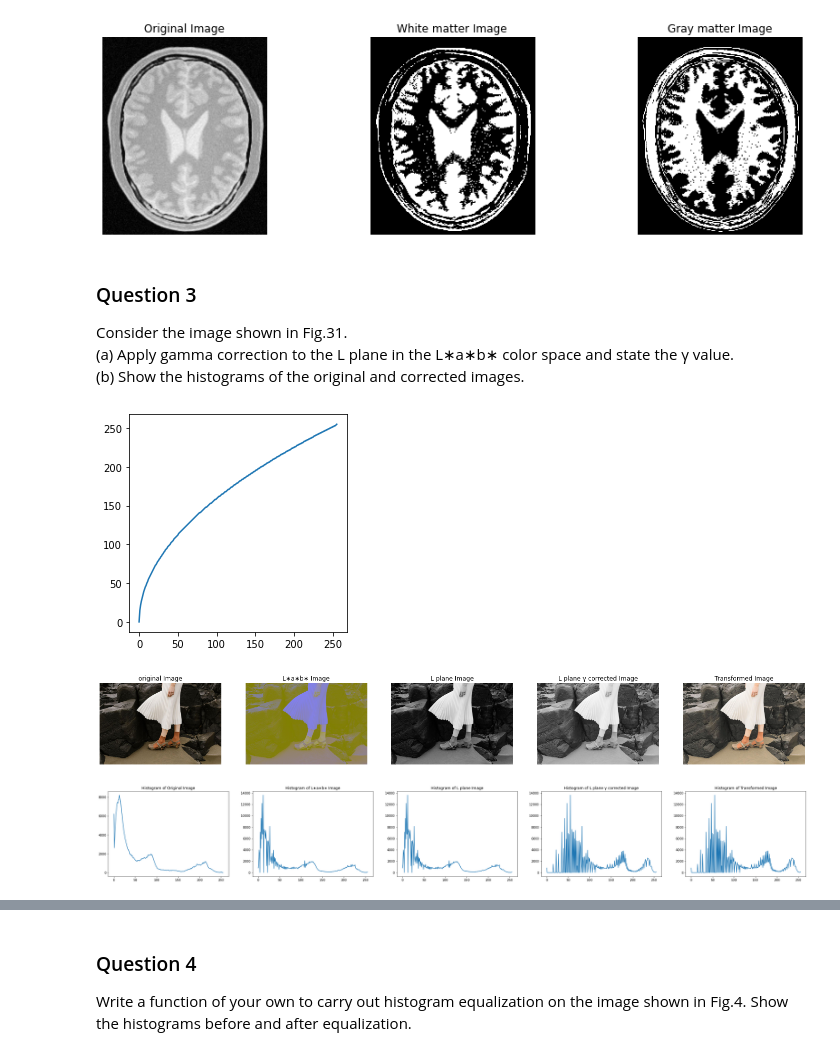
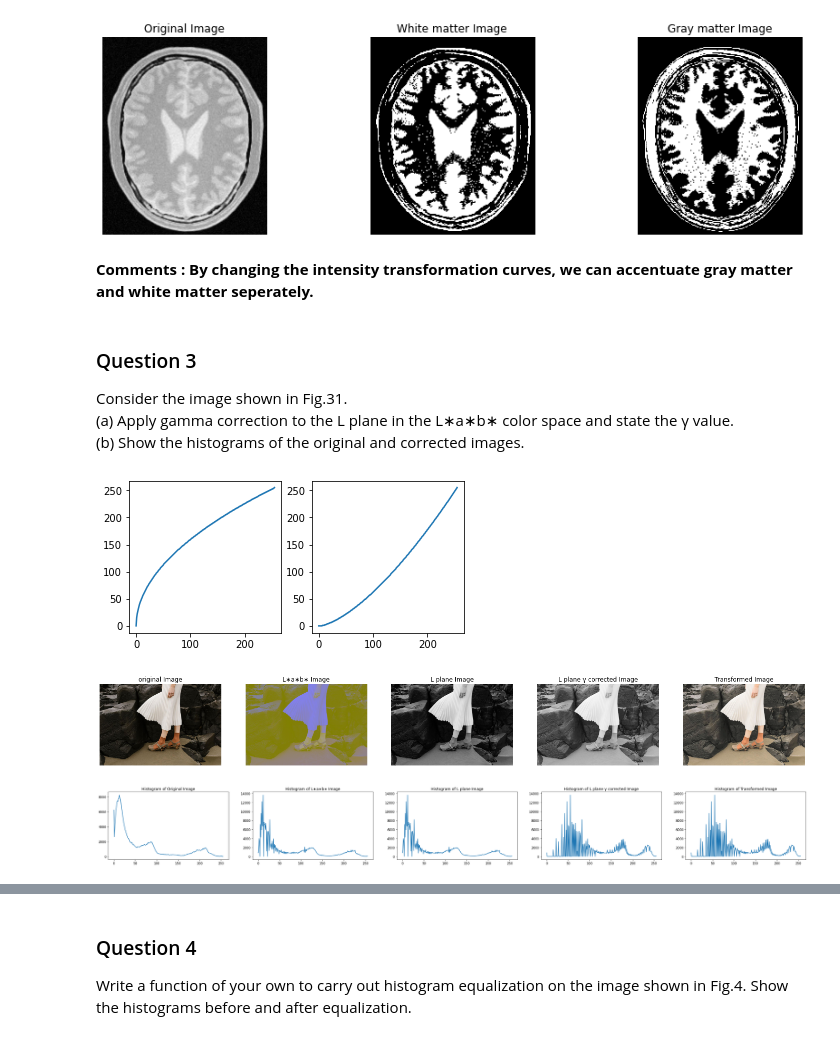
Before and after one commit to ayodyawkh/EN2550, a Jupyter notebook: Assignment_1/Assignment1.ipynb, the cells around one changed output, grey strips where cells are left out. Cells and saved outputs as stored; diff of their text form; code cells hidden in the pictures.

```diff
--- a/Assignment_1/Assignment1.ipynb
+++ b/Assignment_1/Assignment1.ipynb
@@ -86,6 +82,8 @@ axis[2].axis('off'), axis[2].title.set_text('Gray matter Image')
 plt.show()
 # %% [output]
 [figure]
+# %% [markdown]
+<b>Comments : By changing the intensity transformation curves, we can accentuate gray matter and white matter seperately.</b>
 # %% [markdown]
 ### Question 3
 Consider the image shown in Fig.31. <br>
@@ -94,22 +92,28 @@ Consider the image shown in Fig.31. <br>
 # %%
 import numpy as np
 import cv2 as cv
 import matplotlib.pyplot as plt
 
 Img = cv.imread('highlights_and_shadows.jpg')
 assert Img is not None
 
 lab_Img = cv.cvtColor(Img, cv.COLOR_BGR2LAB)
 (L, A, B) = cv.split(lab_Img)
 
-gamma = 0.5
-t = np.array([(p/255)**gamma*255 for p in range (0,256)]).astype(np.uint8)
-G_Img = cv.LUT(L,t)
-figure, axis = plt.subplots()
-axis.plot(t), axis.set_aspect('equal')
-Final_Img = cv.merge([G_Img,A,B])
+gamma_1 = 0.5
+gamma_2 = 1.5
+t_1 = np.array([(p/255)**gamma_1*255 for p in range (0,256)]).astype(np.uint8)
+G_Img1 = cv.LUT(L,t_1)
+t_2 = np.array([(p/255)**gamma_2*255 for p in range (0,256)]).astype(np.uint8)
+G_Img2 = cv.LUT(L,t_2)
+
+figure, axis = plt.subplots(1,2)
+axis[0].plot(t_1), axis[0].set_aspect('equal')
+axis[1].plot(t_2), axis[1].set_aspect('equal')
+Final_Img_1 = cv.merge([G_Img1,A,B])
+Final_Img_2 = cv.merge([G_Img2,A,B])
 # %% [output]
-[figure, old version]
+[figure, new version]
 # %%
 figure, axis = plt.subplots(1,5)
 figure.set_figwidth(25)
@@ -119,26 +123,25 @@ axis[1].imshow(cv.cvtColor(lab_Img, cv.COLOR_BGR2RGB))
 axis[1].axis('off'), axis[1].title.set_text('L∗a∗b∗ Image')
 axis[2].imshow(cv.cvtColor(L, cv.COLOR_BGR2RGB))
 axis[2].axis('off'), axis[2].title.set_text('L plane Image')
-axis[3].imshow(cv.cvtColor(G_Img, cv.COLOR_BGR2RGB))
+axis[3].imshow(cv.cvtColor(G_Img1, cv.COLOR_BGR2RGB))
 axis[3].axis('off'), axis[3].title.set_text('L plane γ corrected Image')
-axis[4].imshow(cv.cvtColor(Final_Img, cv.COLOR_LAB2RGB))
+axis[4].imshow(cv.cvtColor(Final_Img_1, cv.COLOR_LAB2RGB))
 axis[4].axis('off'), axis[4].title.set_text('Transformed Image')
 plt.show()
+
+hist_Img = cv.calcHist([Img],[0], None, [256], [0,256])
+hist_lab = cv.calcHist([lab_Img],[0], None, [256], [0,256])
+hist_L = cv.calcHist([L],[0], None, [256], [0,256])
+hist_G = cv.calcHist([G_Img1],[0], None, [256], [0,256])
+hist_F = cv.calcHist([Final_Img_1],[0], None, [256], [0,256])
+
+figure, axis = plt.subplots(1,5, figsize = (40,4))
+axis[0].plot(hist_Img), axis[0].title.set_text('Histogram of Original Image')
+axis[1].plot(hist_lab), axis[1].title.set_text('Histogram of L∗a∗b∗ Image')
+axis[2].plot(hist_L), axis[2].title.set_text('Histogram of L plane Image')
+axis[3].plot(hist_G), axis[3].title.set_text('Histogram of L plane γ corrected Image')
+axis[4].plot(hist_F), axis[4].title.set_text('Histogram of Transformed Image')
+plt.show()
 # %% [output]
 [figure]
+[figure, added]
-# %%
-hist_Img = cv.calcHist([Img],[0], None, [256], [0,256])
-hist_lab = cv.calcHist([lab_Img],[0], None, [256], [0,256])
-hist_L = cv.calcHist([L],[0], None, [256], [0,256])
-hist_G = cv.calcHist([G_Img],[0], None, [256], [0,256])
-hist_F = cv.calcHist([Final_Img],[0], None, [256], [0,256])
-
-figure, axis = plt.subplots(1,5, figsize = (40,5))
-axis[0].plot(hist_Img), axis[0].title.set_text('Histogram of Original Image')
-axis[1].plot(hist_lab), axis[1].title.set_text('Histogram of L∗a∗b∗ Image')
-axis[2].plot(hist_L), axis[2].title.set_text('Histogram of L plane Image')
-axis[3].plot(hist_G), axis[3].title.set_text('Histogram of L plane γ corrected Image')
-axis[4].plot(hist_F), axis[4].title.set_text('Histogram of Transformed Image')
-plt.show()
-# %% [output]
-[figure, removed]
```
Also changed, not shown: parts of 16 cells of this notebook.
